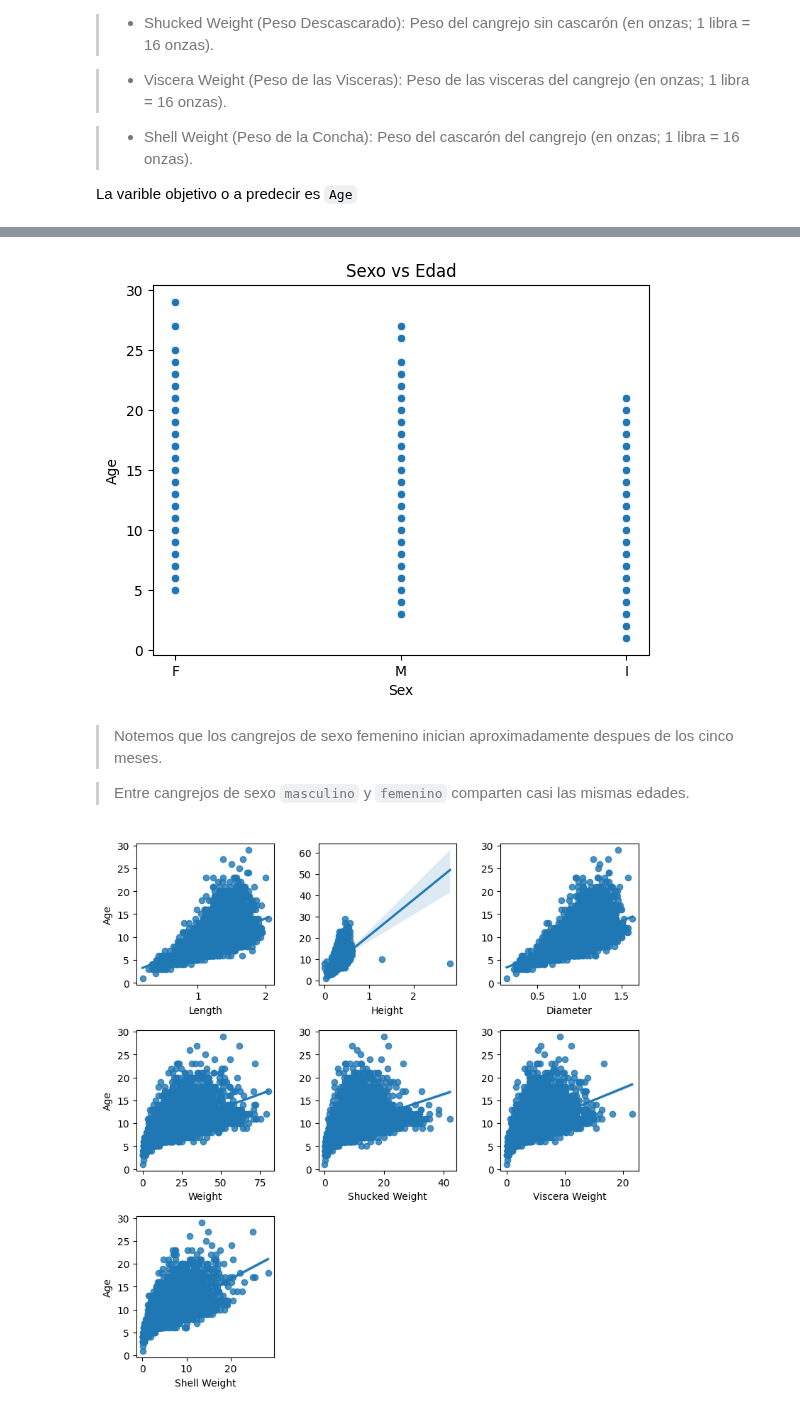
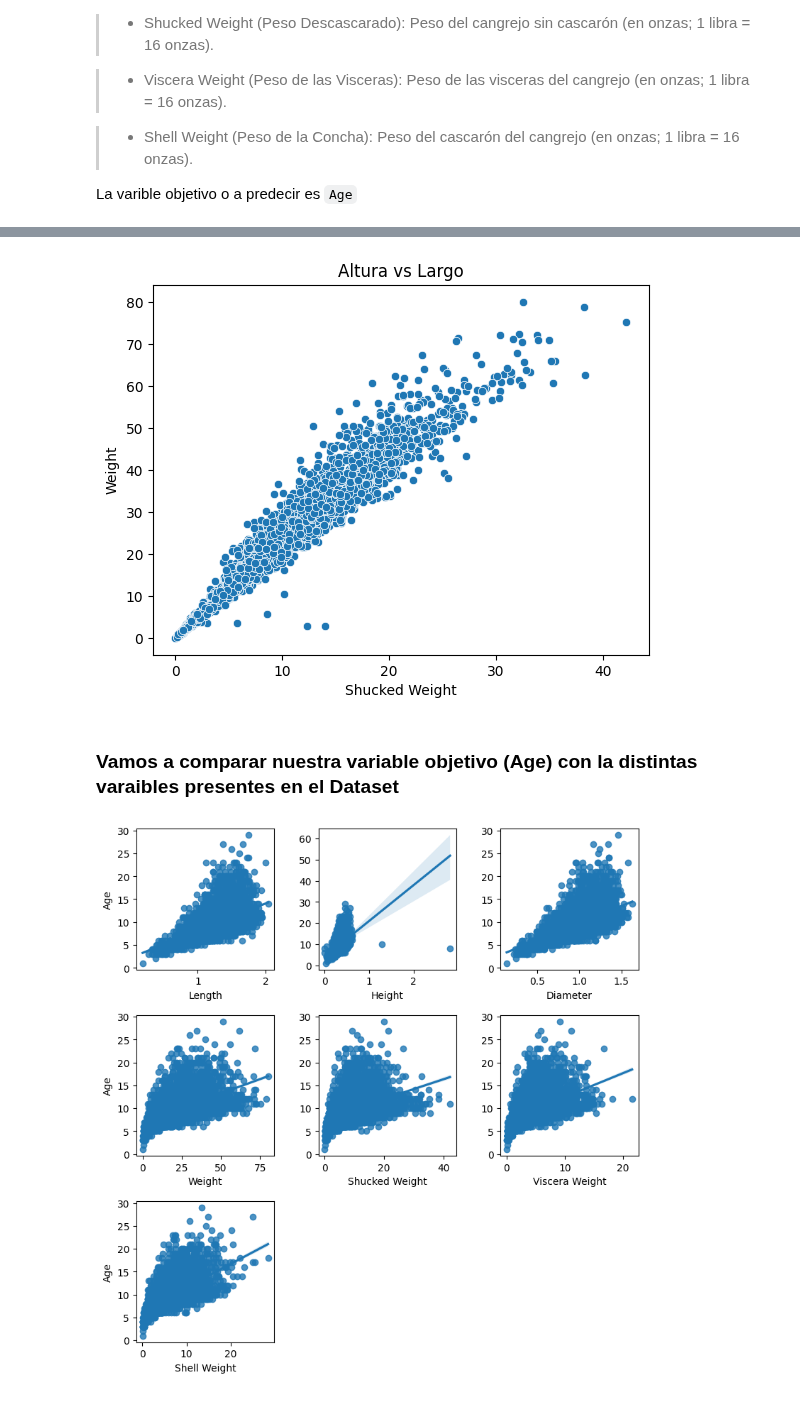
Before and after one commit to MathUPTC/CrabAge, a Jupyter notebook: Notebooks/eda_data.ipynb, the cells around one changed output, grey strips where cells are left out. Drawn from its saved outputs; the diff is of its cells as text; code cells hidden in the pictures.

```diff
--- a/Notebooks/eda_data.ipynb
+++ b/Notebooks/eda_data.ipynb
@@ -174,13 +424,11 @@ La varible objetivo o a predecir es `Age`
 # %%
-sns.scatterplot(x='Sex', y='Age', data=data)
-plt.title("Sexo vs Edad")
+sns.scatterplot(x = "Shucked Weight", y = "Weight", data = data)
+plt.title("Altura vs Largo")
 plt.show()
 # %% [output]
-[figure, old version]
+[figure, new version]
-# %% [markdown]
-> Notemos que los cangrejos de sexo femenino inician aproximadamente despues de los cinco meses.
-
-> Entre cangrejos de sexo `masculino` y `femenino` comparten casi las mismas edades.
+# %% [markdown]
+### Vamos a comparar nuestra variable objetivo (Age) con la distintas varaibles presentes en el Dataset
 # %%
 fig, axis = plt.subplots(3, 3, figsize = (8, 8))
 
```
Also changed, not shown: parts of 71 cells of this notebook.
